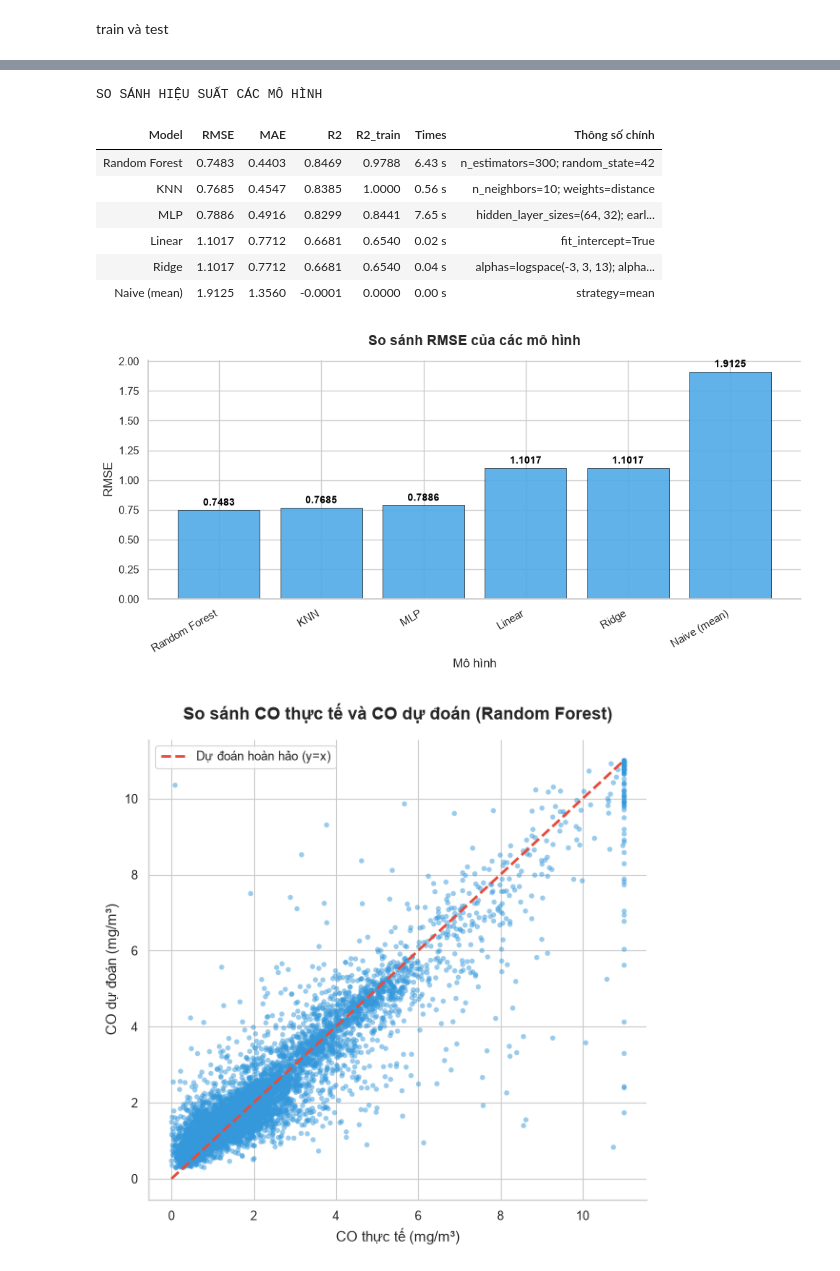
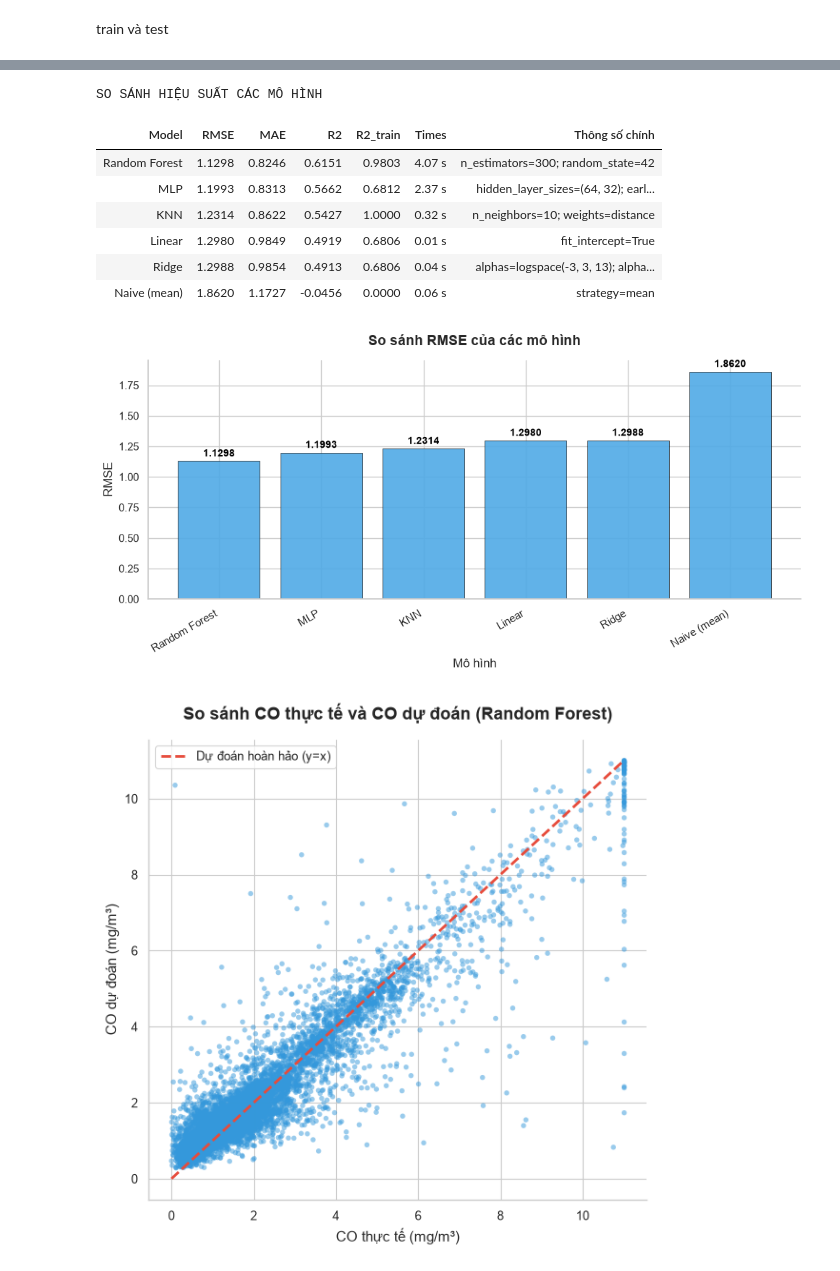
Before and after one commit to hoangsank/BTL---Machine-Learning---co3117-, a Jupyter notebook: notebooks/03_model_baseline.ipynb, the cells around one changed output, grey strips where cells are left out. Saved outputs shown, nothing was run; the diff lists cells and outputs as text; code cells hidden in the pictures.

```diff
--- a/notebooks/03_model_baseline.ipynb
+++ b/notebooks/03_model_baseline.ipynb
@@ -53,27 +57,19 @@ Train: (29380, 9), Test: (7346, 9)
 # %% [markdown]
 định nghĩa các model
 # %%
-from sklearn.pipeline import make_pipeline
-from sklearn.preprocessing import StandardScaler
-
-
-def scaled(m):
-    return make_pipeline(StandardScaler(), m)
-
-
 def unwrap_model(model):
-    return model.steps[-1][1] if hasattr(model, "steps") else model
+    return model
 
 
 def build_model():
     return {
         "Naive (mean)": DummyRegressor(strategy="mean"),
-        "Linear": scaled(LinearRegression()),
-        "Ridge": scaled(RidgeCV(alphas=np.logspace(-3, 3, 13))),
+        "Linear": LinearRegression(),
+        "Ridge": RidgeCV(alphas=np.logspace(-3, 3, 13)),
         "Random Forest": RandomForestRegressor(n_estimators=300, n_jobs=-1, random_state=SEED),
-        "KNN": scaled(KNeighborsRegressor(n_neighbors=10, weights="distance", n_jobs=-1)),
-        "MLP": scaled(MLPRegressor(hidden_layer_sizes=(64, 32), early_stopping=True,
-                                  max_iter=500, random_state=SEED)),
+        "KNN": KNeighborsRegressor(n_neighbors=10, weights="distance", n_jobs=-1),
+        "MLP": MLPRegressor(hidden_layer_sizes=(64, 32), early_stopping=True,
+                             max_iter=500, random_state=SEED),
     }
 
 
@@ -88,9 +84,7 @@ def fit_eval(models, X_train, X_test, y_train, y_test):
             "Model": name,
             "RMSE": np.sqrt(mean_squared_error(y_test, p_te)),
             "MAE": mean_absolute_error(y_test, p_te),
-
             "R2": r2_score(y_test, p_te),
-
             "R2_train": r2_score(y_train, p_tr),
             "Times": time.time() - t0,
         })
@@ -115,8 +109,8 @@ result.sort_values("RMSE").round(4)
 import matplotlib.pyplot as plt
 import seaborn as sns
 
-ridge_est = unwrap_model(models["Ridge"])
-linear_est = unwrap_model(models["Linear"])
+ridge_est = models["Ridge"]
+linear_est = models["Linear"]
 
 model_configs = {
     "Naive (mean)": "strategy=mean",
@@ -181,41 +175,40 @@ styled_summary = (
     .set_properties(subset=["Model"], **{"text-align": "left", "font-weight": "bold", "color": "black"})
 )
 
 display(styled_summary)
 
 sns.set_theme(style="whitegrid")
 fig, ax = plt.subplots(figsize=(10, 5))
 
 bars = ax.bar(summary.index, summary["RMSE"], color="#50aae6", edgecolor="black", linewidth=0.5, alpha=0.9)
 
 for bar in bars:
     yval = bar.get_height()
     ax.text(bar.get_x() + bar.get_width() / 2, yval + 0.02, f"{yval:.4f}",
             ha="center", va="bottom", fontsize=10, fontweight="bold", color="black")
 
 ax.set_title("So sánh RMSE của các mô hình", fontsize=14, fontweight="bold", pad=15)
 ax.set_xlabel("Mô hình", fontsize=12)
 ax.set_ylabel("RMSE", fontsize=12)
 ax.tick_params(axis="x", labelrotation=30)
 for label in ax.get_xticklabels():
     label.set_horizontalalignment("right")
 
 ax.spines["top"].set_visible(False)
 ax.spines["right"].set_visible(False)
 
-
 plt.tight_layout()
 plt.show()
 # %% [output]
 SO SÁNH HIỆU SUẤT CÁC MÔ HÌNH
 | Model | RMSE | MAE | R2 | R2_train | Times | Thông số chính |
-| Random Forest | 0.7483 | 0.4403 | 0.8469 | 0.9788 | 6.43 s | n_estimators=300; random_state=42 |
-| KNN | 0.7685 | 0.4547 | 0.8385 | 1.0000 | 0.56 s | n_neighbors=10; weights=distance |
-| MLP | 0.7886 | 0.4916 | 0.8299 | 0.8441 | 7.65 s | hidden_layer_sizes=(64, 32); earl... |
-| Linear | 1.1017 | 0.7712 | 0.6681 | 0.6540 | 0.02 s | fit_intercept=True |
-| Ridge | 1.1017 | 0.7712 | 0.6681 | 0.6540 | 0.04 s | alphas=logspace(-3, 3, 13); alpha... |
-| Naive (mean) | 1.9125 | 1.3560 | -0.0001 | 0.0000 | 0.00 s | strategy=mean |
+| Random Forest | 1.1298 | 0.8246 | 0.6151 | 0.9803 | 4.07 s | n_estimators=300; random_state=42 |
+| MLP | 1.1993 | 0.8313 | 0.5662 | 0.6812 | 2.37 s | hidden_layer_sizes=(64, 32); earl... |
+| KNN | 1.2314 | 0.8622 | 0.5427 | 1.0000 | 0.32 s | n_neighbors=10; weights=distance |
+| Linear | 1.2980 | 0.9849 | 0.4919 | 0.6806 | 0.01 s | fit_intercept=True |
+| Ridge | 1.2988 | 0.9854 | 0.4913 | 0.6806 | 0.04 s | alphas=logspace(-3, 3, 13); alpha... |
+| Naive (mean) | 1.8620 | 1.1727 | -0.0456 | 0.0000 | 0.06 s | strategy=mean |
-[figure, old version]
+[figure, new version]
 # %%
 import matplotlib.pyplot as plt
 import seaborn as sns
```
Also changed, not shown: parts of 2 cells of this notebook.
